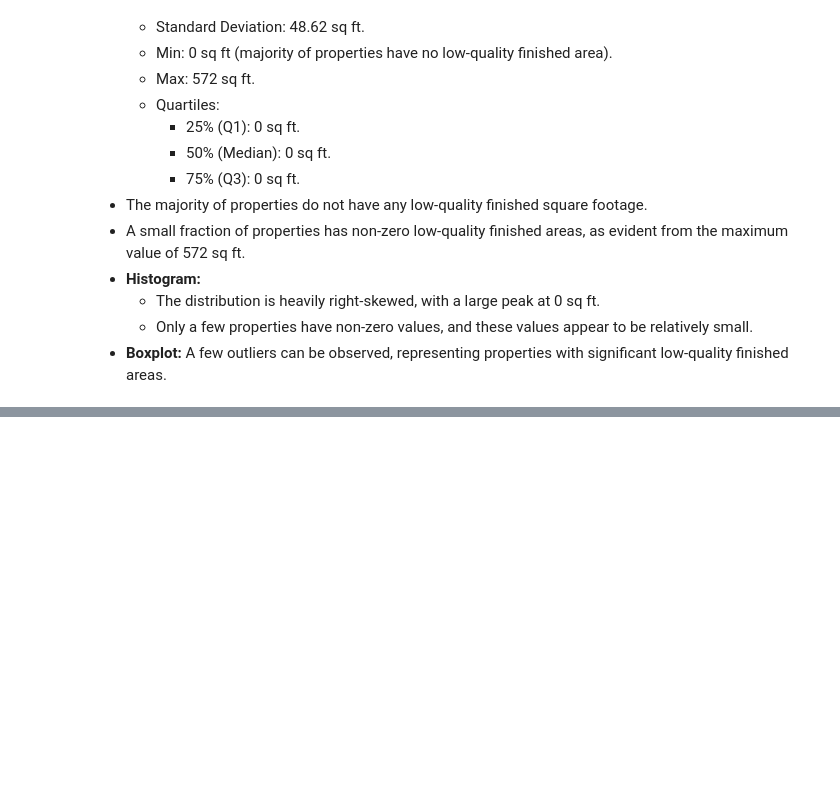
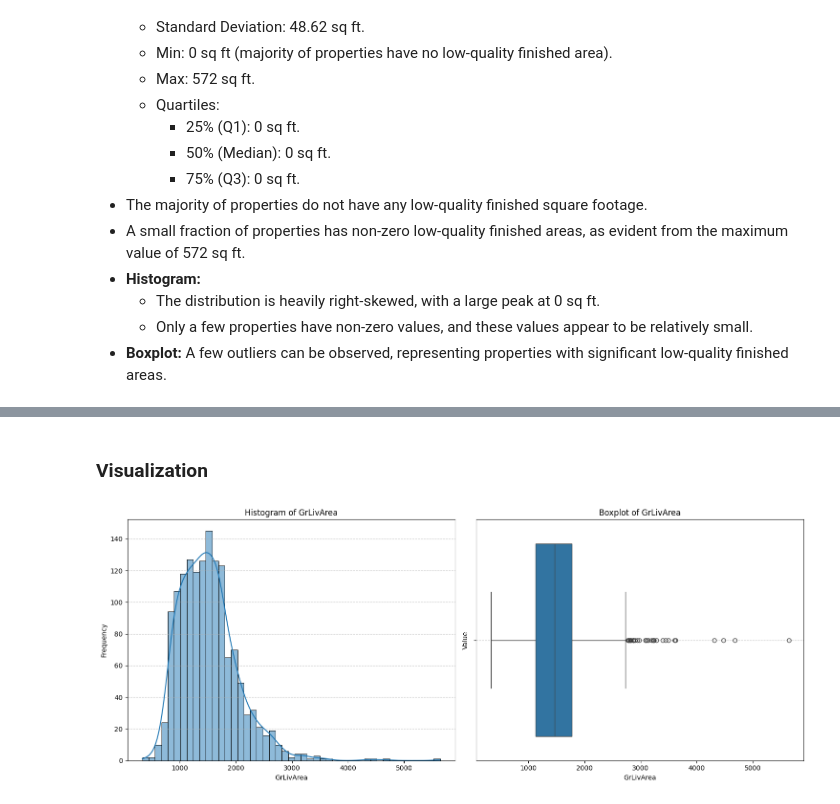
Before and after one commit to ktxdev/house-prices, a Jupyter notebook: notebooks/01_univariate_analysis_eda.ipynb, the cells around one changed output, grey strips where cells are left out. Cells and saved outputs as stored; diff of their text form; code cells hidden in the pictures; blank space fills up the shorter version.

```diff
--- a/notebooks/01_univariate_analysis_eda.ipynb
+++ b/notebooks/01_univariate_analysis_eda.ipynb
@@ -1708,0 +1731,6 @@ visualizer.plot('LowQualFinSF')
+# %% [markdown]
+### Visualization
+# %%
+visualizer.plot('GrLivArea')
+# %% [output]
+[figure, added]
```
Also changed, not shown: parts of 83 cells of this notebook.
